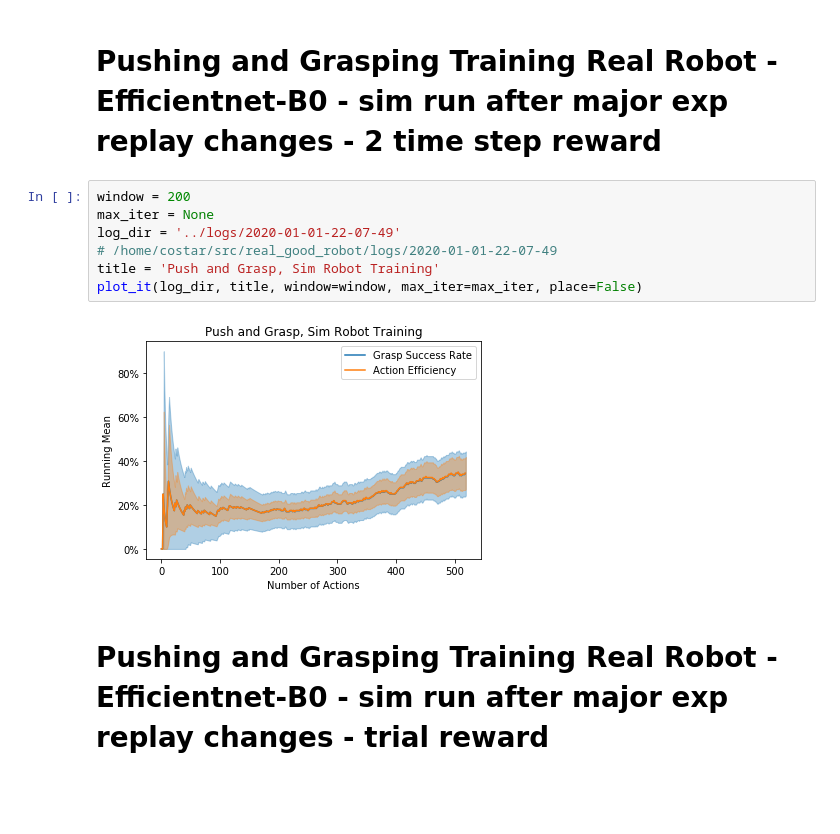
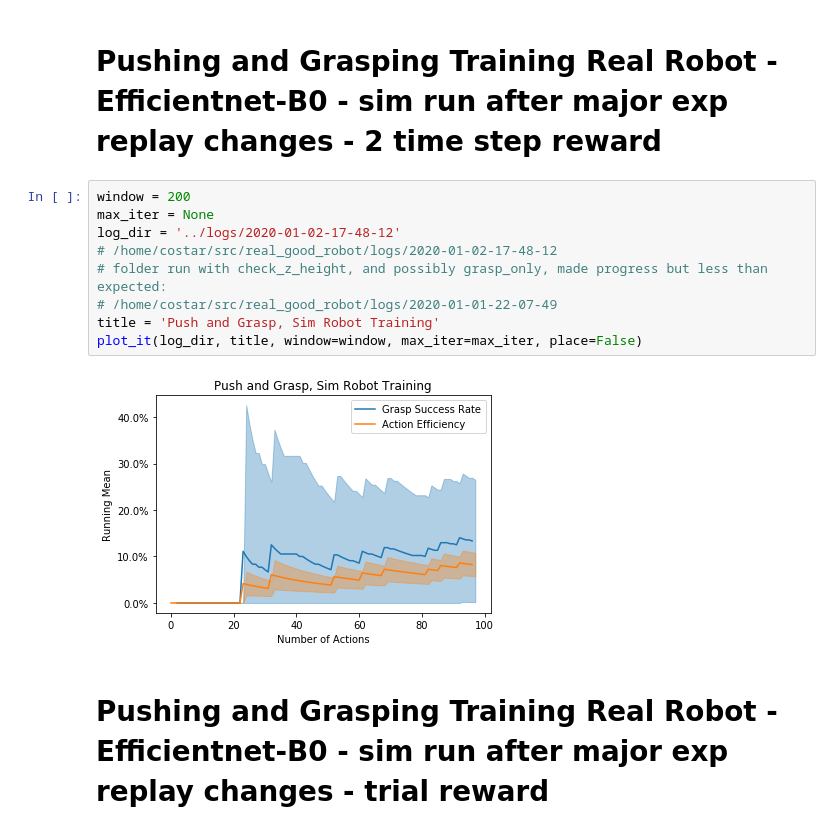
Before and after one commit to jhu-lcsr/good_robot, a Jupyter notebook: plot_success_rate/calculate_successes.ipynb, the cells around one changed output. Drawn from its saved outputs; the diff is of its cells as text; blank space fills up the shorter version.

```diff
--- a/plot_success_rate/calculate_successes.ipynb
+++ b/plot_success_rate/calculate_successes.ipynb
@@ -225,12 +225,14 @@ plot_it(log_dir, title, window=window, max_iter=max_iter, place=False)
 # %%
 window = 200
 max_iter = None
-log_dir = '../logs/2020-01-01-22-07-49'
+log_dir = '../logs/2020-01-02-17-48-12'
+# /home/costar/src/real_good_robot/logs/2020-01-02-17-48-12
+# folder run with check_z_height, and possibly grasp_only, made progress but less than expected:
 # /home/costar/src/real_good_robot/logs/2020-01-01-22-07-49
 title = 'Push and Grasp, Sim Robot Training'
 plot_it(log_dir, title, window=window, max_iter=max_iter, place=False)
 # %% [output]
-[figure, old version]
+[figure, new version]
 # %% [markdown]
 # Pushing and Grasping Training Real Robot - Efficientnet-B0 - sim run after major exp replay changes - trial reward
 # %%
```
Also changed, not shown: parts of 1 cell of this notebook.
